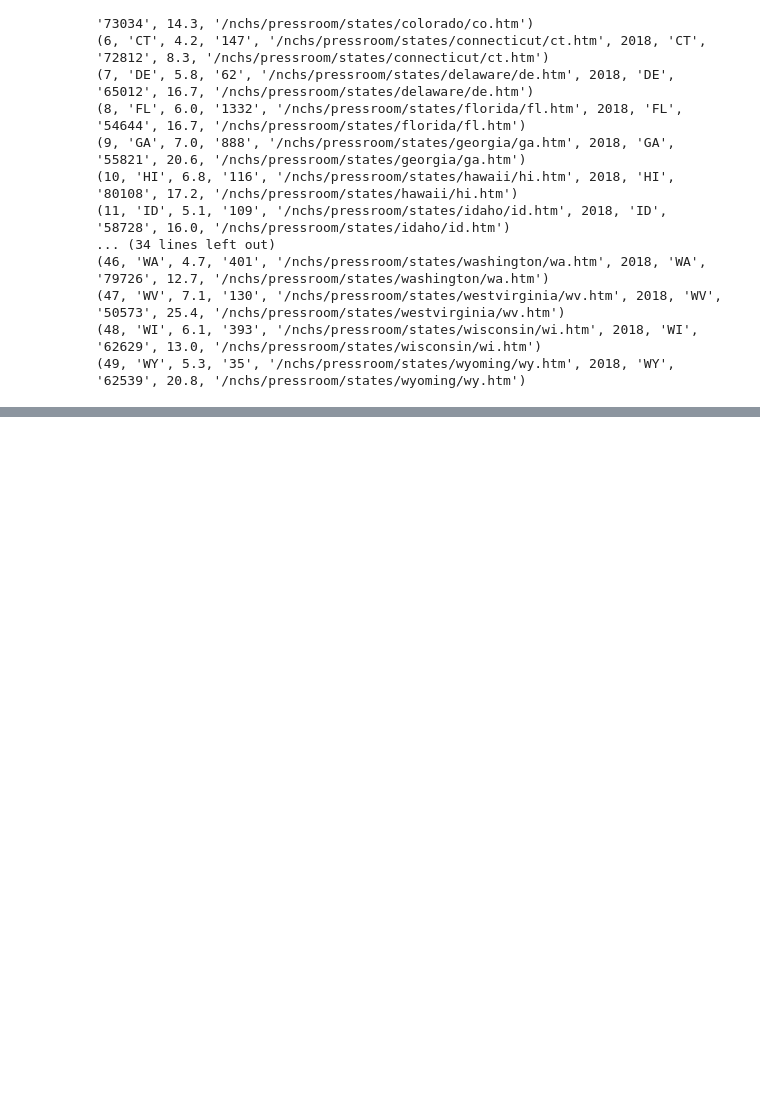
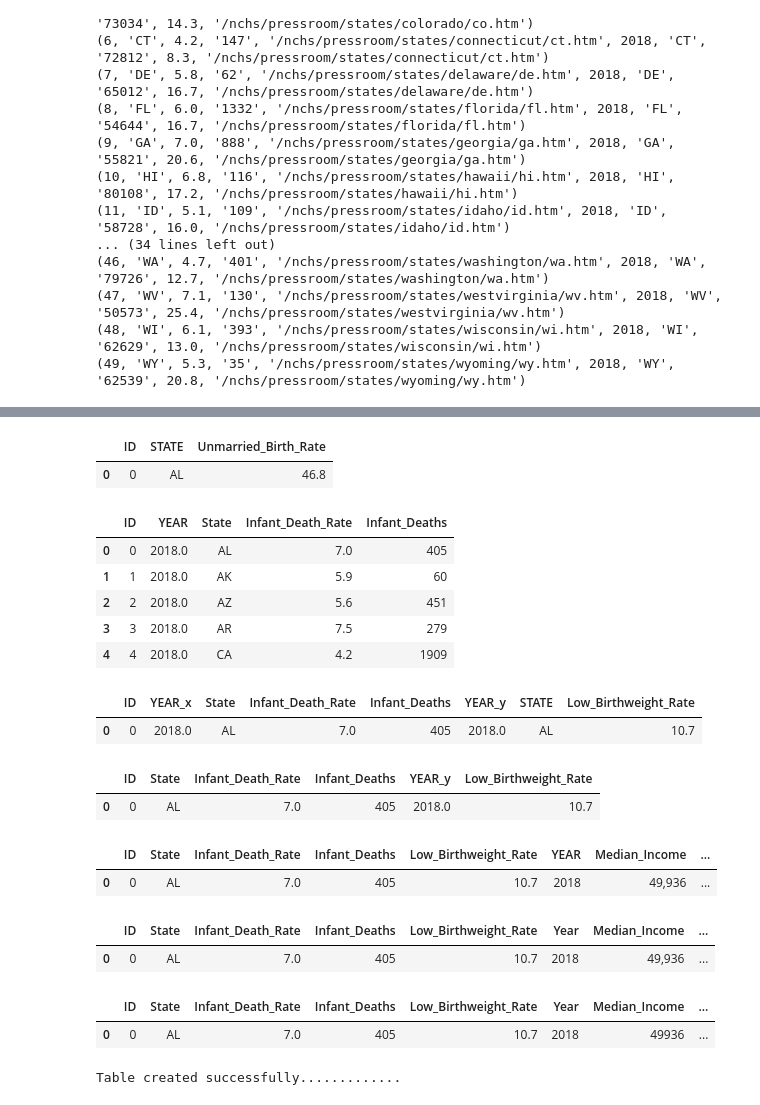
Before and after one commit to 0xyyyy/Infant_Mortality, a Jupyter notebook: Resources/app.ipynb, the cells around one changed output, grey strips where cells are left out. Drawn from its saved outputs; the diff is of its cells as text; code cells hidden in the pictures; blank space fills up the shorter version.

Commit message:
fixed table and changed scatter plot size

```diff
--- a/Resources/app.ipynb
+++ b/Resources/app.ipynb
@@ -626,3 +626,5 @@ conn.close()
 (47, 'WV', 7.1, '130', '/nchs/pressroom/states/westvirginia/wv.htm', 2018, 'WV', '50573', 25.4, '/nchs/pressroom/states/westvirginia/wv.htm')
 (48, 'WI', 6.1, '393', '/nchs/pressroom/states/wisconsin/wi.htm', 2018, 'WI', '62629', 13.0, '/nchs/pressroom/states/wisconsin/wi.htm')
 (49, 'WY', 5.3, '35', '/nchs/pressroom/states/wyoming/wy.htm', 2018, 'WY', '62539', 20.8, '/nchs/pressroom/states/wyoming/wy.htm')
+# %%
+df = pd.read_csv("Infant_Mortality_Rates_by_State.csv")
@@ -628,0 +656,14 @@ conn.close()
+# %%
+df5.head(1)
+# %% [output]
+|  | ID | STATE | Unmarried_Birth_Rate |
+| 0 | 0 | AL | 46.8 |
+# %%
+df.head()
+# %% [output]
+|  | ID | YEAR | State | Infant_Death_Rate | Infant_Deaths |
+| 0 | 0 | 2018.0 | AL | 7.0 | 405 |
+| 1 | 1 | 2018.0 | AK | 5.9 | 60 |
+| 2 | 2 | 2018.0 | AZ | 5.6 | 451 |
+| 3 | 3 | 2018.0 | AR | 7.5 | 279 |
+| 4 | 4 | 2018.0 | CA | 4.2 | 1909 |
@@ -628,0 +672,5 @@ conn.close()
+# %%
+final_df.head(1)
+# %% [output]
+|  | ID | YEAR_x | State | Infant_Death_Rate | Infant_Deaths | YEAR_y | STATE | Low_Birthweight_Rate |
+| 0 | 0 | 2018.0 | AL | 7.0 | 405 | 2018.0 | AL | 10.7 |
@@ -628,0 +680,5 @@ conn.close()
+# %%
+final_df.head(1)
+# %% [output]
+|  | ID | State | Infant_Death_Rate | Infant_Deaths | YEAR_y | Low_Birthweight_Rate |
+| 0 | 0 | AL | 7.0 | 405 | 2018.0 | 10.7 |
@@ -628,0 +687,5 @@ conn.close()
+# %%
+final_df.head(1)
+# %% [output]
+|  | ID | State | Infant_Death_Rate | Infant_Deaths | Low_Birthweight_Rate | YEAR | Median_Income | ... |
+| 0 | 0 | AL | 7.0 | 405 | 10.7 | 2018 | 49,936 | ... |
@@ -628,0 +696,5 @@ conn.close()
+# %%
+final_df.head(1)
+# %% [output]
+|  | ID | State | Infant_Death_Rate | Infant_Deaths | Low_Birthweight_Rate | Year | Median_Income | ... |
+| 0 | 0 | AL | 7.0 | 405 | 10.7 | 2018 | 49,936 | ... |
@@ -628,0 +703,29 @@ conn.close()
+# %%
+final_df.head(1)
+# %% [output]
+|  | ID | State | Infant_Death_Rate | Infant_Deaths | Low_Birthweight_Rate | Year | Median_Income | ... |
+| 0 | 0 | AL | 7.0 | 405 | 10.7 | 2018 | 49936 | ... |
+# %%
+conn = sqlite3.connect(db_file)
+
+cursor = conn.cursor()
+
+sql ='''CREATE TABLE final(
+   ID INT PRIMARY KEY,
+   State CHAR(2),
+   Infant_Death_Rate INT,
+   Infant_Deaths INT,
+   Low_Birthweight_Rate INT,
+   Year INT,
+   Median_Income INT,
+   Teen_Birth_Rate INT,
+   Unmarried_Birth_Rate INT
+   )'''
+cursor.execute(sql)
+print("Table created successfully.............")
+
+conn.commit()
+
+conn.close()
+# %% [output]
+Table created successfully.............
```
Also changed, not shown: parts of 19 cells of this notebook, 3 other files.
